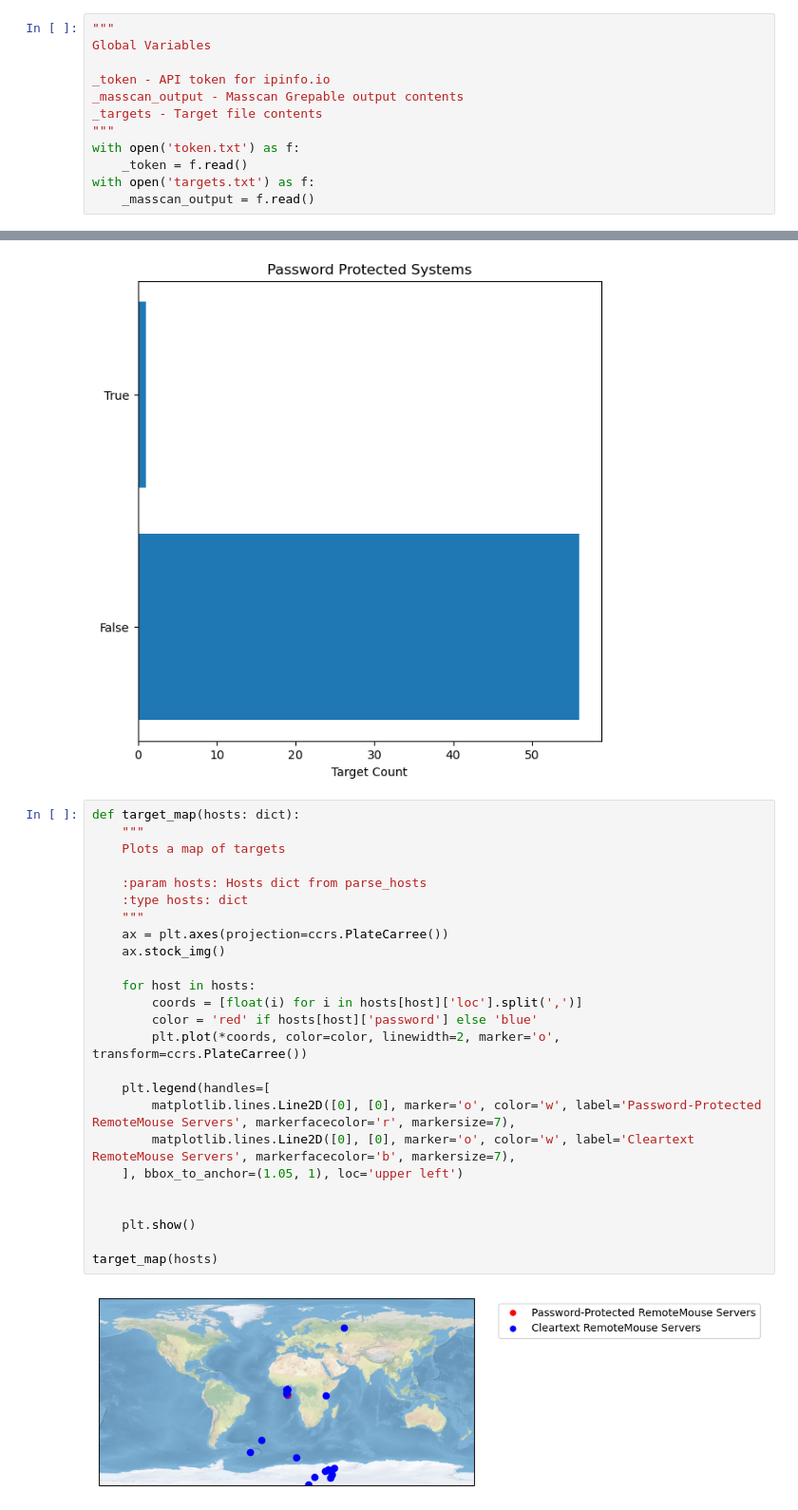
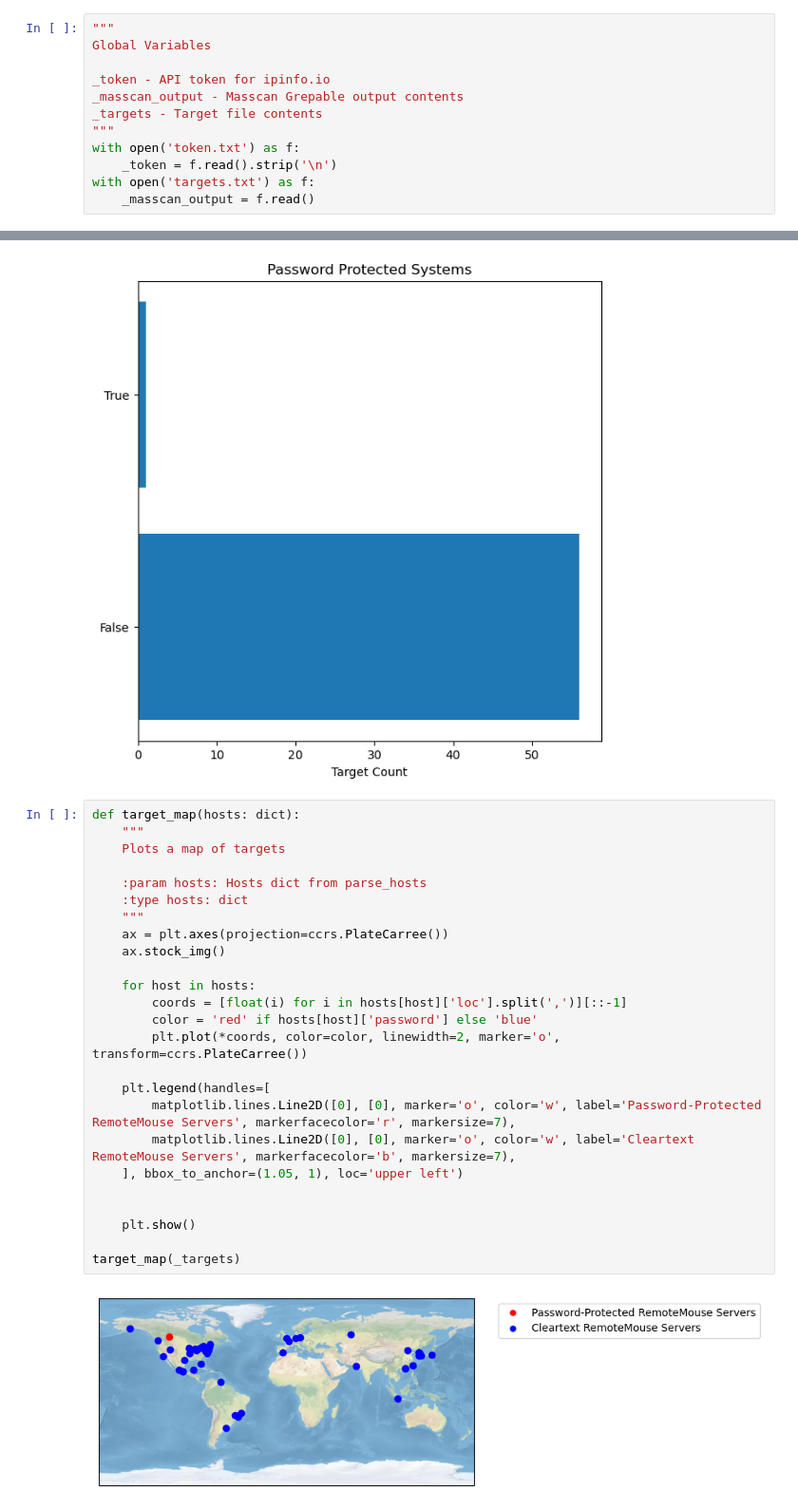
Before and after one commit to CuckooEXE/MouseTrap, a Jupyter notebook: analysis/Analysis.ipynb, the cells around one changed output, grey strips where cells are left out. Shown: that part at 95% size. Saved outputs shown, nothing was run; the diff lists cells and outputs as text.

```diff
--- a/analysis/Analysis.ipynb
+++ b/analysis/Analysis.ipynb
@@ -30,7 +33,7 @@ _masscan_output - Masscan Grepable output contents
 _targets - Target file contents
 """
 with open('token.txt') as f:
-    _token = f.read()
+    _token = f.read().strip('\n')
 with open('targets.txt') as f:
     _masscan_output = f.read()
 # %%
@@ -174,27 +185,27 @@ password_barchart(_targets)
 # %%
 def target_map(hosts: dict):
     """
     Plots a map of targets
 
     :param hosts: Hosts dict from parse_hosts
     :type hosts: dict
     """
     ax = plt.axes(projection=ccrs.PlateCarree())
     ax.stock_img()
 
     for host in hosts:
-        coords = [float(i) for i in hosts[host]['loc'].split(',')]
+        coords = [float(i) for i in hosts[host]['loc'].split(',')][::-1]
         color = 'red' if hosts[host]['password'] else 'blue'
         plt.plot(*coords, color=color, linewidth=2, marker='o', transform=ccrs.PlateCarree())
 
     plt.legend(handles=[
         matplotlib.lines.Line2D([0], [0], marker='o', color='w', label='Password-Protected RemoteMouse Servers', markerfacecolor='r', markersize=7),
         matplotlib.lines.Line2D([0], [0], marker='o', color='w', label='Cleartext RemoteMouse Servers', markerfacecolor='b', markersize=7),
     ], bbox_to_anchor=(1.05, 1), loc='upper left')
 
 
     plt.show()
 
-target_map(hosts)
+target_map(_targets)
 # %% [output]
-[figure, old version]
+[figure, new version]
```
Also changed, not shown: parts of 2 cells of this notebook, 3 other files.
